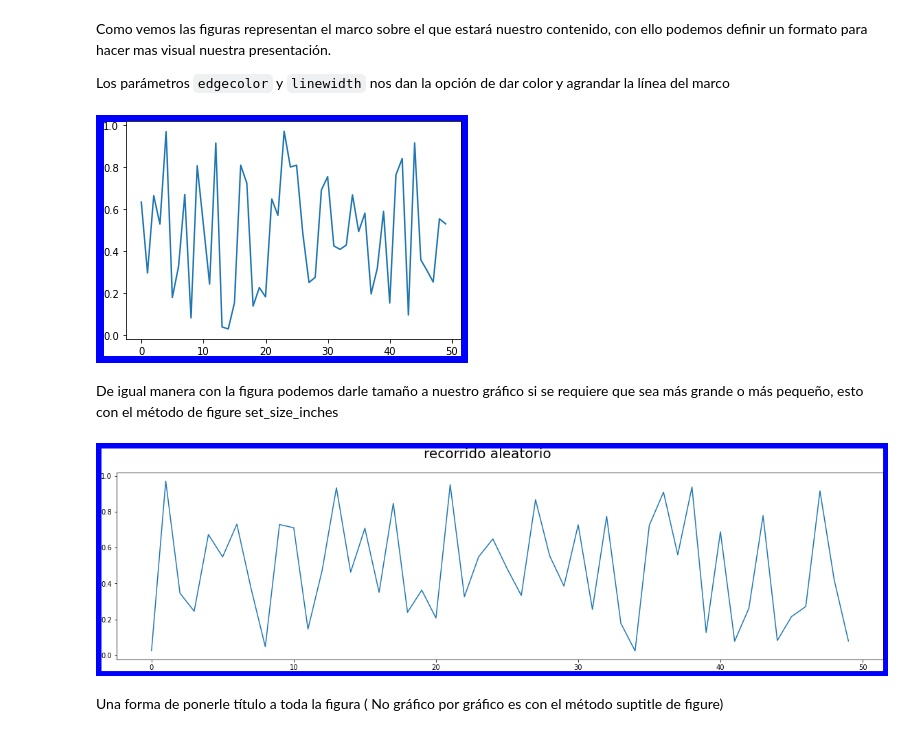
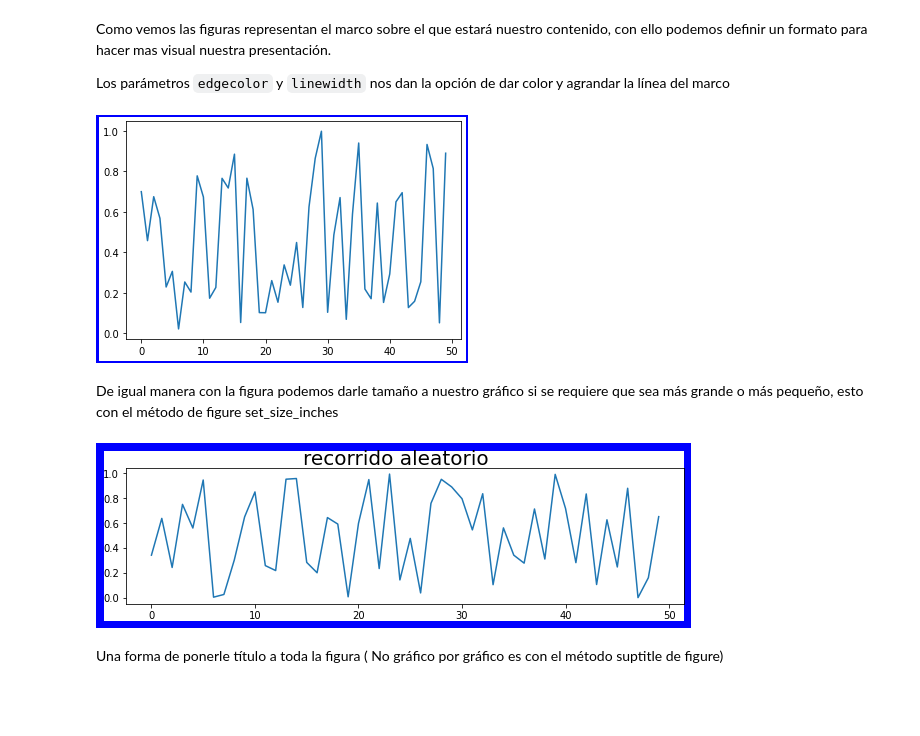
Before and after one commit to pikey-msc/Python, a Jupyter notebook: M3/C2_M3.ipynb, the cells around one changed output. Saved outputs shown, nothing was run; the diff lists cells and outputs as text; code cells hidden in the pictures; blank space fills up the shorter version.

```diff
--- a/M3/C2_M3.ipynb
+++ b/M3/C2_M3.ipynb
@@ -1524,23 +1537,23 @@ Los parámetros `edgecolor` y `linewidth` nos dan la opción de dar color y agra
 # %%
 #
 
-fig = plt.figure(edgecolor="blue",linewidth=15)
+fig = plt.figure(edgecolor="blue",linewidth=5)
 plt.plot(np.random.rand(50))
 plt.show()
 # %% [output]
-[figure, old version]
+[figure, new version]
 # %% [markdown]
 De igual manera con la figura podemos darle tamaño a nuestro gráfico si se requiere que sea más grande o más pequeño, esto con el método de figure set_size_inches
 # %%
 #
 
 fig = plt.figure(edgecolor="blue",linewidth=15)
-fig.set_size_inches(20,5)
+fig.set_size_inches(10,2.5)
 plt.plot(np.random.rand(50))
 plt.suptitle("recorrido aleatorio",fontsize=20)
 plt.show()
 # %% [output]
-[figure, old version]
+[figure, new version]
 # %% [markdown]
 Una forma de ponerle título a toda la figura ( No gráfico por gráfico es con el método suptitle de figure)
 # %%
```
Also changed, not shown: parts of 64 cells of this notebook.
